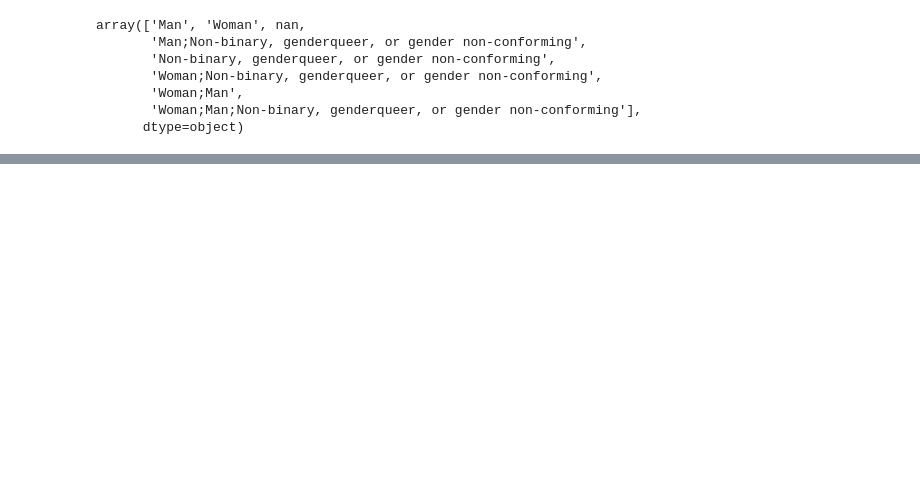
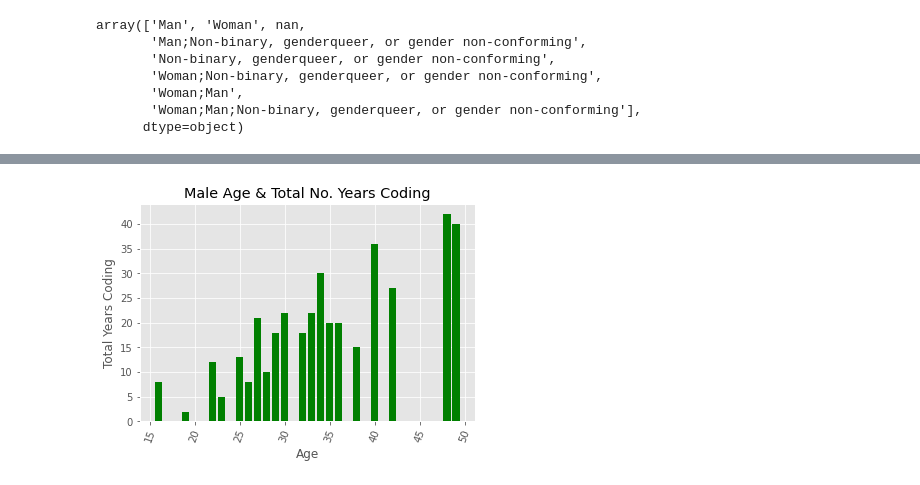
Before and after one commit to LisaHarrison08/stackOverflow_Survey, a Jupyter notebook: stackOverflow_survey.ipynb, the cells around one changed output, grey strips where cells are left out. Saved outputs shown, nothing was run; the diff lists cells and outputs as text; code cells hidden in the pictures; blank space fills up the shorter version.

Commit message:
data cleaning for US stackOverflow survey data

```diff
--- a/stackOverflow_survey.ipynb
+++ b/stackOverflow_survey.ipynb
@@ -61,0 +66,4 @@ stackO_US.head()
+# %%
+#convert 'Less than 1 year' to 0.6 (months) to allow data conversion to numeric
+stackO_US= stackO_US.replace('Less than 1 year','0.6')
+stackO_US.head()
@@ -61,0 +90,4 @@ stackO_US.head()
+# %%
+#convert 'More than 50 years' to 0.6 (months) to allow data conversion to numeric
+stackO_US= stackO_US.replace('More than 50 years','50.6')
+len(stackO_US[stackO_US['YearsCode']=='50.6'])
@@ -61,0 +96,4 @@ stackO_US.head()
+# %%
+#convert columns to numeric
+stackO_US['YearsCode'] = pd.to_numeric(stackO_US['YearsCode'])
+stackO_US.head()
@@ -76,3 +136,4 @@ len(stackO_US[stackO_US['Gender']=='nan'])
 # %%
-len(stackO_US[stackO_US['Gender']=='Man;Non-binary, genderqueer, or gender non-conforming'])
+male_US = stackO_US[stackO_US['Gender']=='Man;Non-binary, genderqueer, or gender non-conforming']
+male_US.count()
 # %% [output]
@@ -79,0 +179,13 @@ len(stackO_US[stackO_US['Gender']=='Man;Non-binary, genderqueer, or gender non-c
+# %%
+gender_dist = stackO_US["Gender"].value_counts()
+# total
+x_axis = male_US.Age
+y_axis = male_US.YearsCode
+plt.bar(x_axis,y_axis, color = 'g')
+plt.xticks(rotation = 70)
+plt.title ('Male Age & Total No. Years Coding')
+plt.xlabel('Age')
+plt.ylabel('Total Years Coding')
+plt.show()
+# %% [output]
+[figure, added]
```
Also changed, not shown: parts of 17 cells of this notebook.
